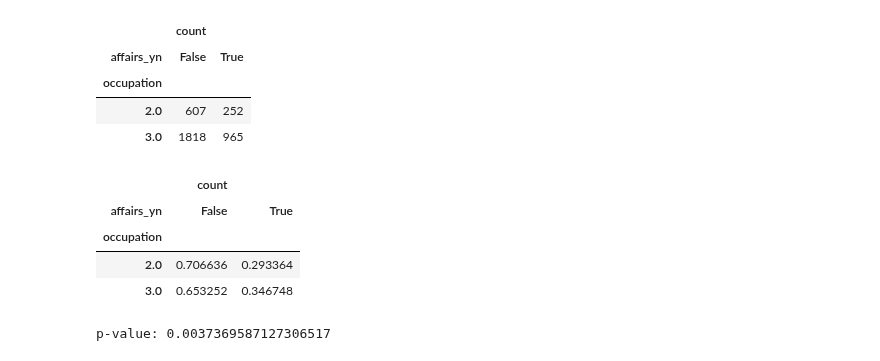
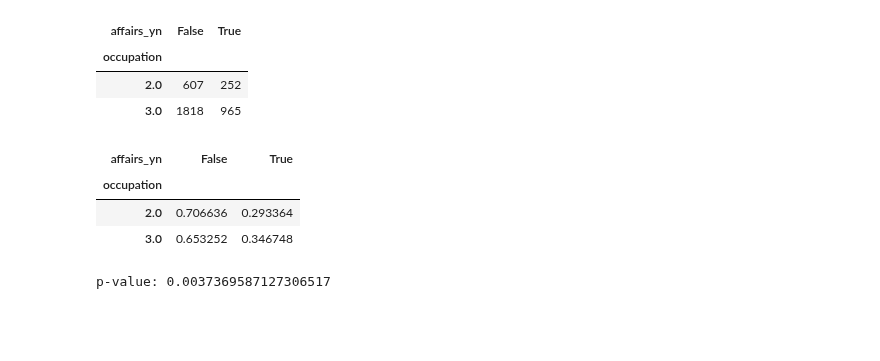
Before and after one commit to moskytw/hypothesis-testing-with-python, a Jupyter notebook: appendixes/02_chisquared_test.ipynb, the cells around one changed output. Drawn from its saved outputs; the diff is of its cells as text; code cells hidden in the pictures; blank space fills up the shorter version.

```diff
--- a/appendixes/02_chisquared_test.ipynb
+++ b/appendixes/02_chisquared_test.ipynb
@@ -54,30 +72,32 @@ p-value: 1.9460298519537103e-56
 # %%
 df = df_fair_2
 
 df = (df
       # farming-like or white-colloar
       [df.occupation.isin([2, 3])]
       .groupby(['occupation', 'affairs_yn'])
       [['affairs']]
       .count()
-      .rename(columns=dict(affairs='count'))
-      .unstack())
+      .unstack()
+      .droplevel(axis=1, level=0))
 
-display(df,
-        df.apply(axis=1, func=lambda r: r/r.sum()))
+df_pct = df.apply(axis=1, func=lambda r: r/r.sum())
+
+display(df, df_pct)
 
 print('p-value:',
       sp.stats.chi2_contingency(
           df,
           correction=False
       )[1])
+
+df_crosstab_2 = df
+df_crosstab_2_pct = df_pct
 # %% [output]
-|  | count |  |
 | affairs_yn | False | True |
 | occupation |  |  |
 | 2.0 | 607 | 252 |
 | 3.0 | 1818 | 965 |
-|  | count |  |
 | affairs_yn | False | True |
 | occupation |  |  |
 | 2.0 | 0.706636 | 0.293364 |
```
Also changed, not shown: parts of 6 cells of this notebook.
